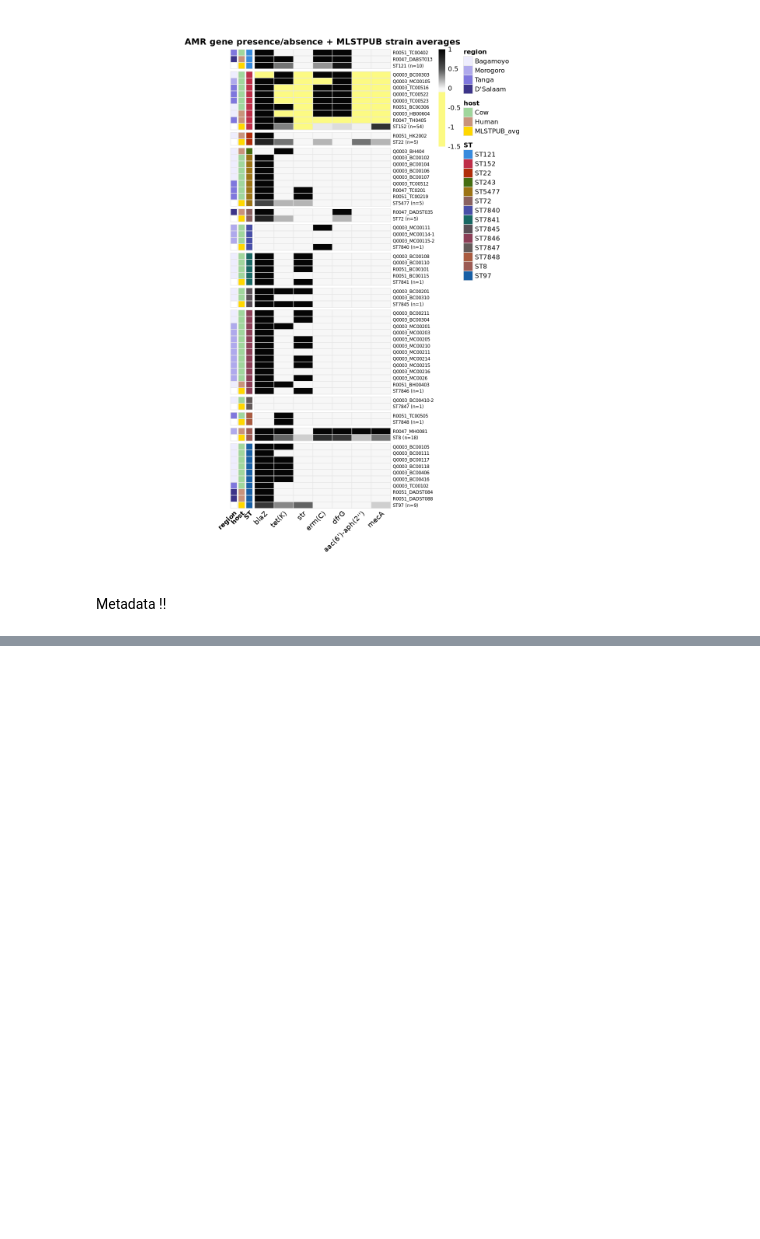
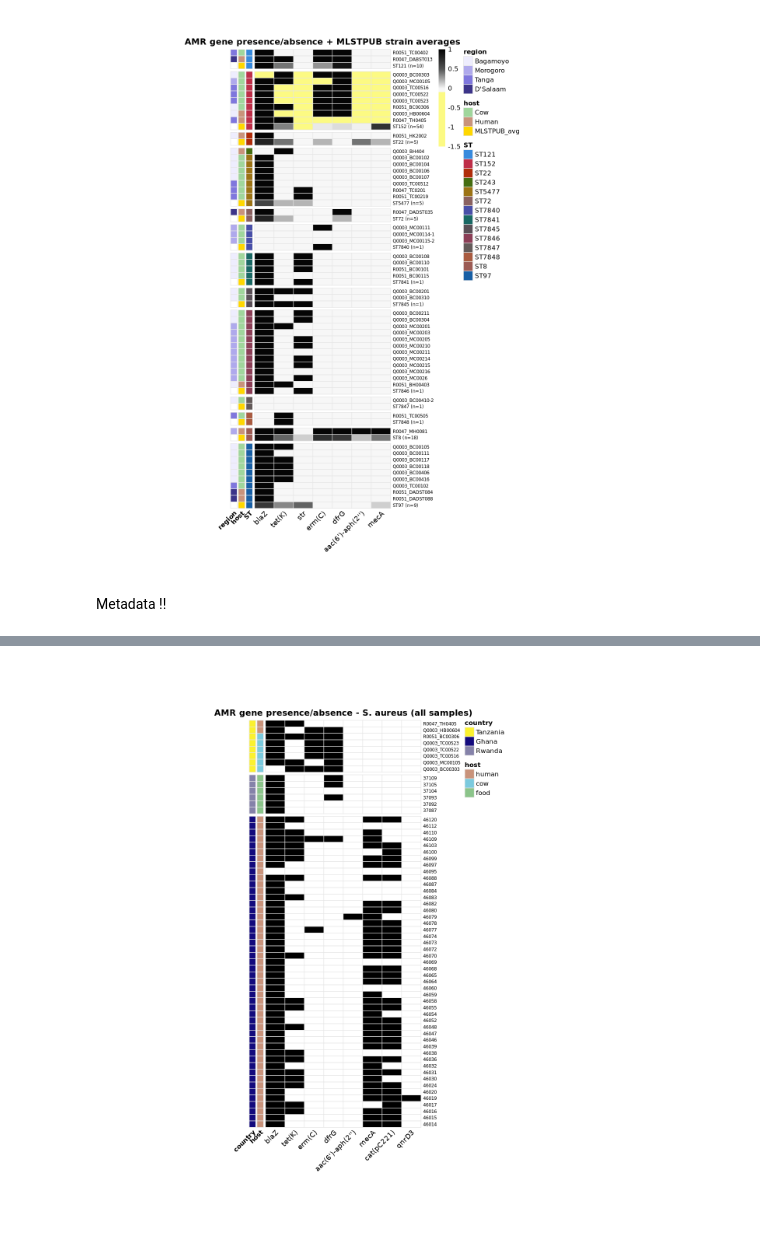
Before and after one commit to andregodinhodtu/23262_infectious_disease_project, a Jupyter notebook: source/analysis/resfinder.ipynb, the cells around one changed output, grey strips where cells are left out. Drawn from its saved outputs; the diff is of its cells as text; code cells hidden in the pictures; blank space fills up the shorter version.

Commit message:
Resfinder done

```diff
--- a/source/analysis/resfinder.ipynb
+++ b/source/analysis/resfinder.ipynb
@@ -777,3 +777,6 @@ pheatmap(
 [figure]
 # %% [markdown]
 Metadata !!
+# %%
+mlstpub_meta <- read_tsv("../../results_for_analysis/metadata/africa_target_sts_with_genomes.tsv")
+head(mlstpub_meta)
@@ -779,0 +809,8 @@ Metadata !!
+# %%
+annot_row_152 <- annot_row |>
+    filter(ST == "ST152") |>
+    mutate(host = tolower(host),
+        country = "Tanzania") |>
+    select(host, country)
+
+annot_row_152
@@ -802,0 +918,37 @@ A matrix: 54 × 16 of type int
+# %%
+ann_colors <- list(
+  country = c(
+    "Tanzania" = "#fbf12f",
+    "Ghana"    = "#130a7d",
+    "Rwanda"   = "#8582a9"
+  ),
+  host = c(
+    "human" = "#c9937b",
+    "cow"   = "#7bcade",
+    "food"  = "#8bc48a"
+  )
+)
+
+pheatmap(
+  pa_mat_st152,
+  annotation_row    = annot_st152,
+  annotation_colors = ann_colors,
+  cluster_rows      = FALSE,
+  cluster_cols      = FALSE,
+  gaps_row          = gap_pos_country,
+  color             = c("white", "black"),
+  breaks            = c(-0.5, 0.5, 1.5),
+  border_color      = "grey90",
+  cellwidth         = 30,
+  cellheight        = 10,
+  fontsize_row      = 7,
+  fontsize_col      = 11,
+  angle_col         = 45,
+  legend            = FALSE,
+  main              = "AMR gene presence/absence - S. aureus (all samples)",
+  #          = "results/resfinder_heatmap.pdf",
+  width             = 14,
+  height            = 18
+)
+# %% [output]
+[figure, added]
```
Also changed, not shown: parts of 5 cells of this notebook, 1 other file.
